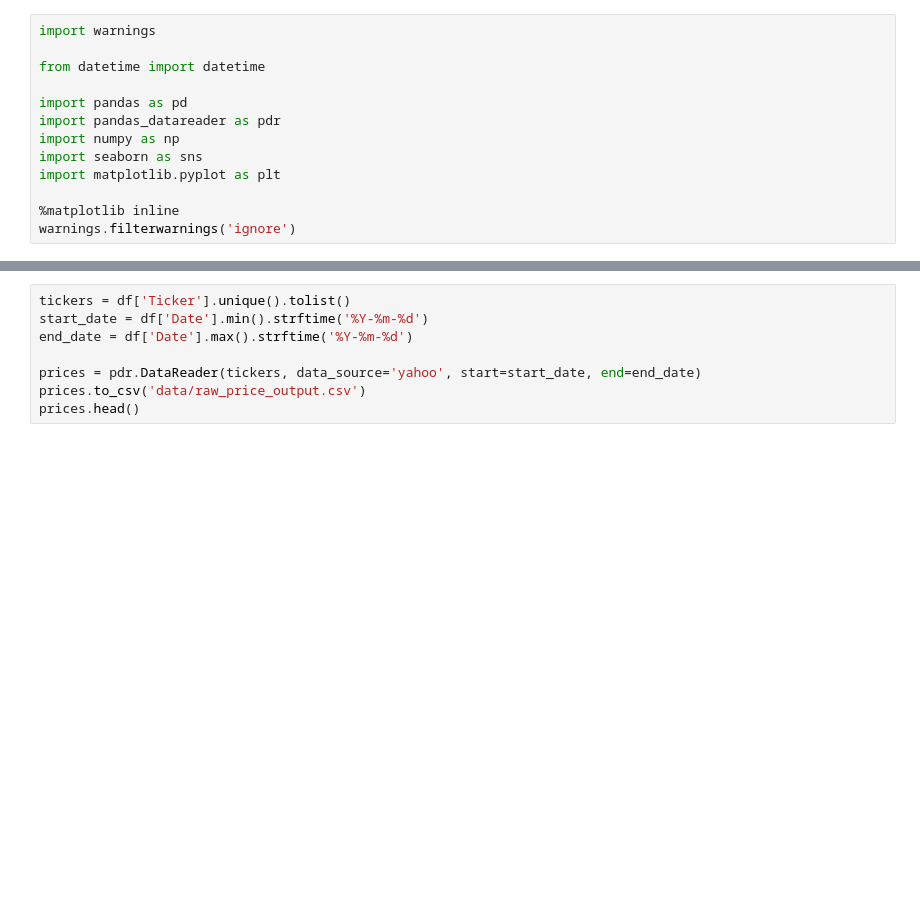
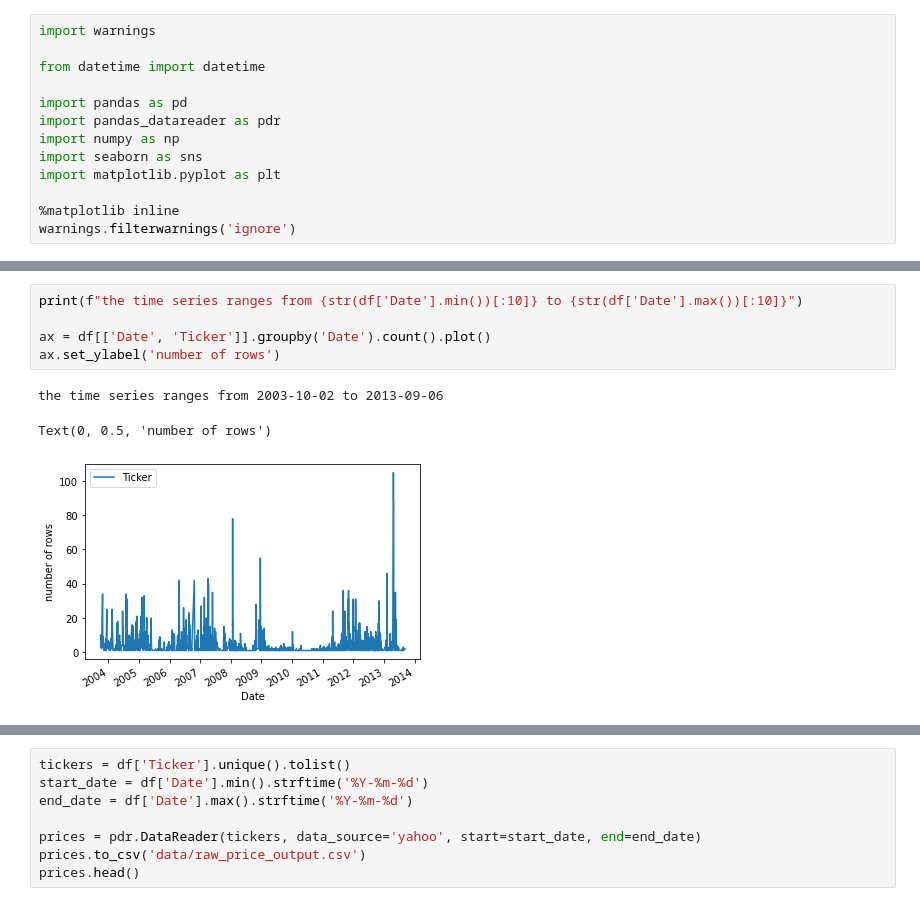
Before and after one commit to JohnStokes228/stock_data_analysis, a Jupyter notebook: data_engineering.ipynb, the cells around one changed output, grey strips where cells are left out. Cells and saved outputs as stored; diff of their text form; blank space fills up the shorter version.

```diff
--- a/data_engineering.ipynb
+++ b/data_engineering.ipynb
@@ -73 +58,10 @@ df.sort_values(['Ticker', 'Date'])
+# %%
+print(f"the time series ranges from {str(df['Date'].min())[:10]} to {str(df['Date'].max())[:10]}")
+
+ax = df[['Date', 'Ticker']].groupby('Date').count().plot()
+ax.set_ylabel('number of rows')
+# %% [output]
+the time series ranges from 2003-10-02 to 2013-09-06
+Text(0, 0.5, 'number of rows')
+[figure, added]
 # %% [markdown]
```
Also changed, not shown: parts of 11 cells of this notebook.
